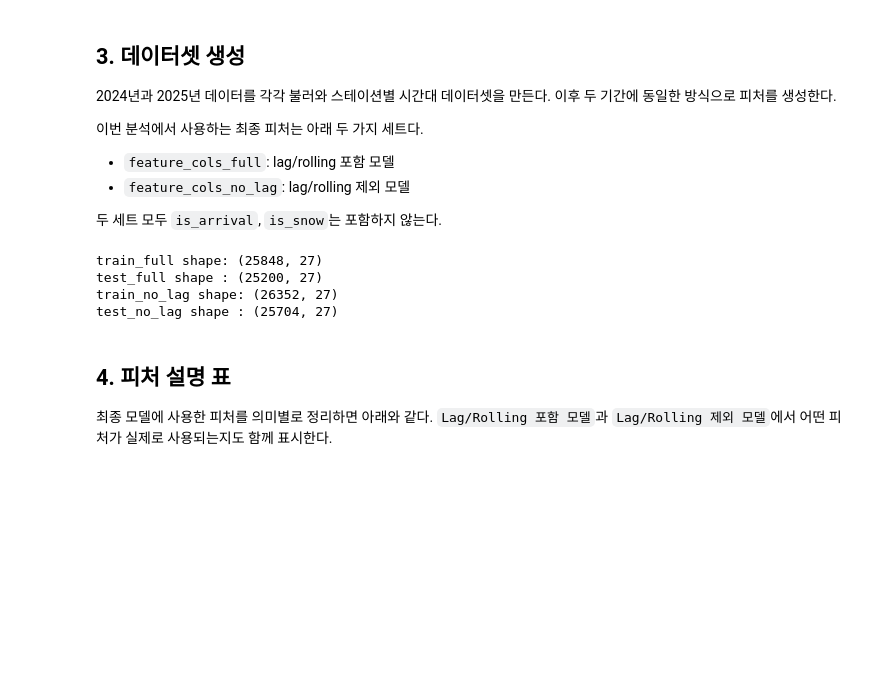
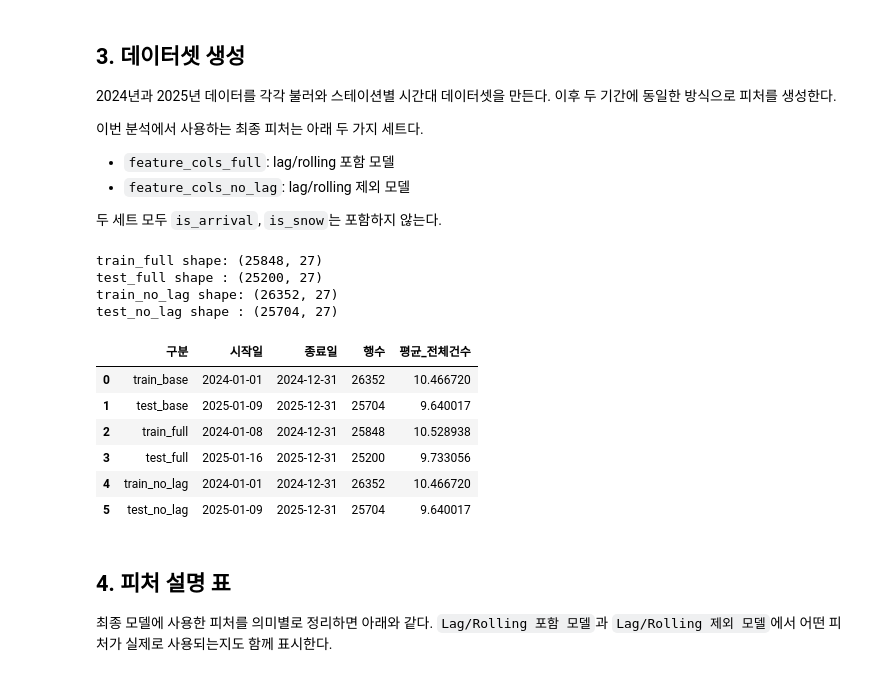
Before and after one commit to Hgracefield/EP_cycle_stations, a Jupyter notebook: Note/LSH/final.ipynb, the cells around one changed output. Cells and saved outputs as stored; diff of their text form; code cells hidden in the pictures; blank space fills up the shorter version.

```diff
--- a/Note/LSH/final.ipynb
+++ b/Note/LSH/final.ipynb
@@ -240,6 +245,18 @@ test_base = pd.concat(
     [make_station_dataset(test_raw, station, weather) for station in STATIONS],
     ignore_index=True,
 )
+
+train_start = pd.Timestamp(TRAIN_START)
+train_end = pd.Timestamp(TRAIN_END)
+test_start = pd.Timestamp(TEST_START)
+test_end = pd.Timestamp(TEST_END)
+
+train_base = train_base[
+    train_base["기준_날짜"].between(train_start, train_end)
+].copy()
+test_base = test_base[
+    test_base["기준_날짜"].between(test_start, test_end)
+].copy()
 
 train_df = add_series_features(train_base)
 test_df = add_series_features(test_base)
@@ -253,33 +270,89 @@ feature_cols_full = [
     "rolling6", "rolling12", "rolling24", "rolling48",
     "dow_hour_mean", "prev_week_ratio",
     "is_holiday_or_weekend", "is_rain", "discomfort_index", "is_rush_hour",
 ]
 
 feature_cols_no_lag = [
     "시간대", "dow", "month",
     "온도", "습도", "강수량",
     "hour_sin", "hour_cos",
     "station_id",
     "is_holiday_or_weekend", "is_rain", "discomfort_index", "is_rush_hour",
 ]
 
 target_col = "전체_건수"
 
 train_full = train_df.dropna(subset=feature_cols_full + [target_col]).copy()
 test_full = test_df.dropna(subset=feature_cols_full + [target_col]).copy()
 
 train_no_lag = train_df.dropna(subset=feature_cols_no_lag + [target_col]).copy()
 test_no_lag = test_df.dropna(subset=feature_cols_no_lag + [target_col]).copy()
 
+dataset_summary = pd.DataFrame(
+    [
+        {
+            "구분": "train_base",
+            "시작일": train_base["기준_날짜"].min().date(),
+            "종료일": train_base["기준_날짜"].max().date(),
+            "행수": len(train_base),
+            "평균_전체건수": train_base[target_col].mean(),
+        },
+        {
+            "구분": "test_base",
+            "시작일": test_base["기준_날짜"].min().date(),
+            "종료일": test_base["기준_날짜"].max().date(),
+            "행수": len(test_base),
+            "평균_전체건수": test_base[target_col].mean(),
+        },
+        {
+            "구분": "train_full",
+            "시작일": train_full["기준_날짜"].min().date(),
+            "종료일": train_full["기준_날짜"].max().date(),
+            "행수": len(train_full),
+            "평균_전체건수": train_full[target_col].mean(),
+        },
+        {
+            "구분": "test_full",
+            "시작일": test_full["기준_날짜"].min().date(),
+            "종료일": test_full["기준_날짜"].max().date(),
+            "행수": len(test_full),
+            "평균_전체건수": test_full[target_col].mean(),
+        },
+        {
+            "구분": "train_no_lag",
+            "시작일": train_no_lag["기준_날짜"].min().date(),
+            "종료일": train_no_lag["기준_날짜"].max().date(),
+            "행수": len(train_no_lag),
+            "평균_전체건수": train_no_lag[target_col].mean(),
+        },
+        {
+            "구분": "test_no_lag",
+            "시작일": test_no_lag["기준_날짜"].min().date(),
+            "종료일": test_no_lag["기준_날짜"].max().date(),
+            "행수": len(test_no_lag),
+            "평균_전체건수": test_no_lag[target_col].mean(),
+        },
+    ]
+)
+
 print("train_full shape:", train_full.shape)
 print("test_full shape :", test_full.shape)
 print("train_no_lag shape:", train_no_lag.shape)
 print("test_no_lag shape :", test_no_lag.shape)
+
+dataset_summary
 # %% [output]
 train_full shape: (25848, 27)
 test_full shape : (25200, 27)
 train_no_lag shape: (26352, 27)
 test_no_lag shape : (25704, 27)
+|  | 구분 | 시작일 | 종료일 | 행수 | 평균_전체건수 |
+| 0 | train_base | 2024-01-01 | 2024-12-31 | 26352 | 10.466720 |
+| 1 | test_base | 2025-01-09 | 2025-12-31 | 25704 | 9.640017 |
+| 2 | train_full | 2024-01-08 | 2024-12-31 | 25848 | 10.528938 |
+| 3 | test_full | 2025-01-16 | 2025-12-31 | 25200 | 9.733056 |
+| 4 | train_no_lag | 2024-01-01 | 2024-12-31 | 26352 | 10.466720 |
+| 5 | test_no_lag | 2025-01-09 | 2025-12-31 | 25704 | 9.640017 |
 # %% [markdown]
 ## 4. 피처 설명 표
 
```
Also changed, not shown: parts of 9 cells of this notebook, 1 other file.
